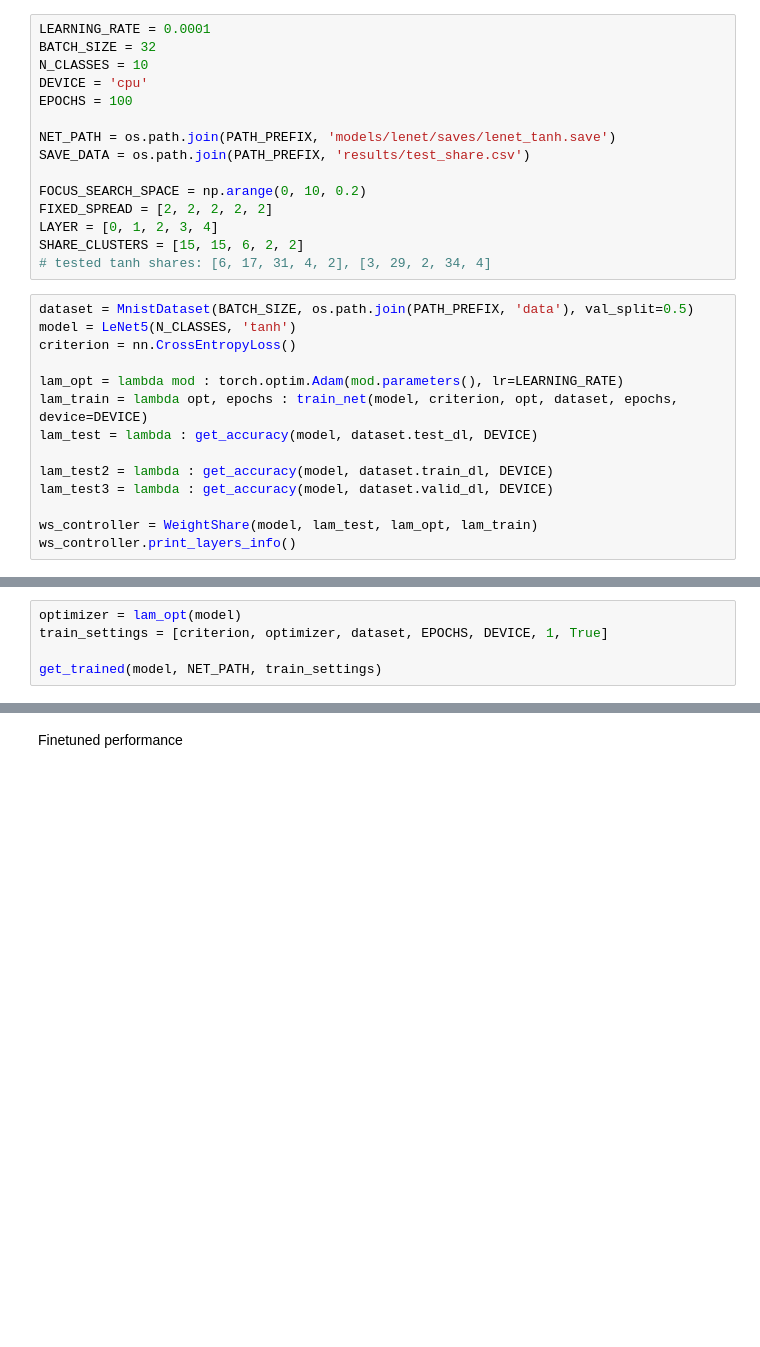
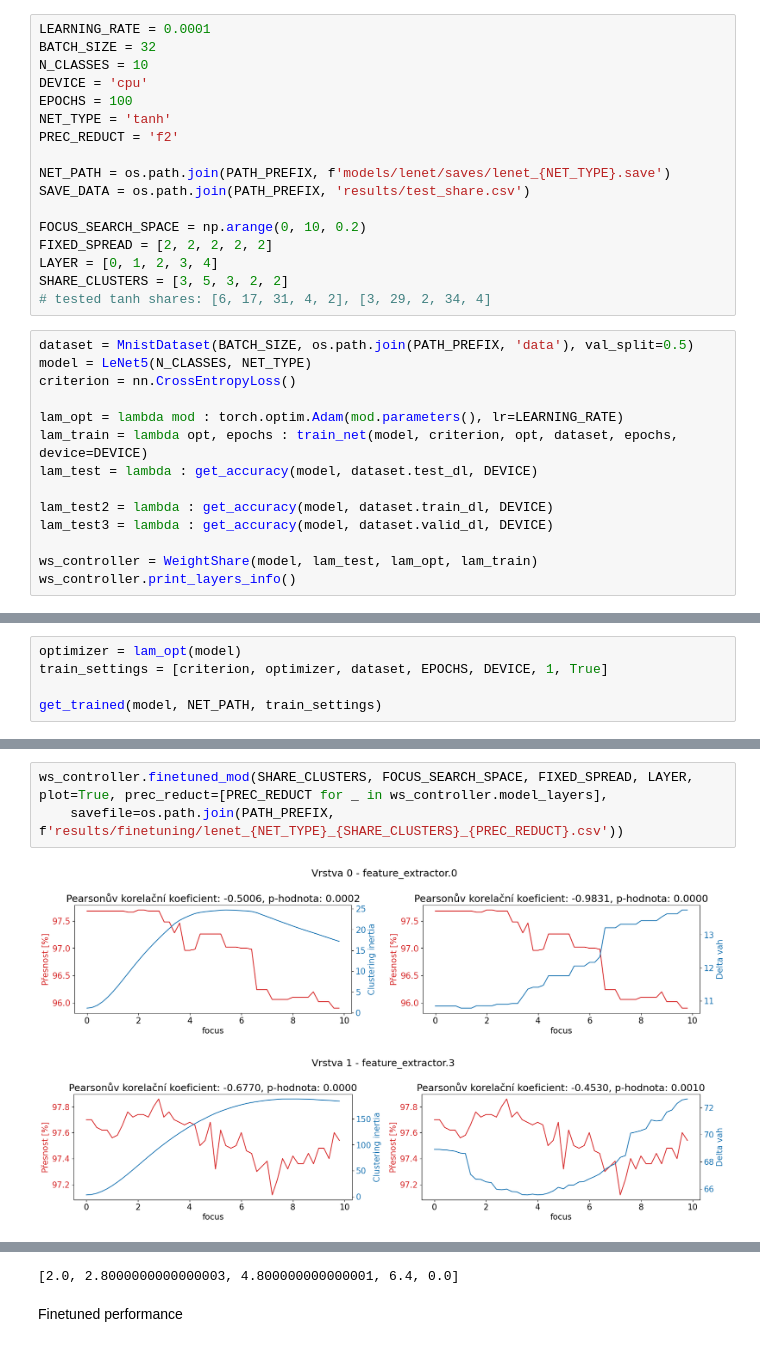
Before and after one commit to xcoupe01/nn_weight_share_optimization, a Jupyter notebook: notebooks/finetuning_tests/impl_ws_finetuning_test.ipynb, the cells around one changed output, grey strips where cells are left out. Drawn from its saved outputs; the diff is of its cells as text; blank space fills up the shorter version.

```diff
--- a/notebooks/finetuning_tests/impl_ws_finetuning_test.ipynb
+++ b/notebooks/finetuning_tests/impl_ws_finetuning_test.ipynb
@@ -21,18 +21,20 @@ BATCH_SIZE = 32
 N_CLASSES = 10
 DEVICE = 'cpu'
 EPOCHS = 100
+NET_TYPE = 'tanh'
+PREC_REDUCT = 'f2'
 
-NET_PATH = os.path.join(PATH_PREFIX, 'models/lenet/saves/lenet_tanh.save')
+NET_PATH = os.path.join(PATH_PREFIX, f'models/lenet/saves/lenet_{NET_TYPE}.save')
 SAVE_DATA = os.path.join(PATH_PREFIX, 'results/test_share.csv')
 
 FOCUS_SEARCH_SPACE = np.arange(0, 10, 0.2)
 FIXED_SPREAD = [2, 2, 2, 2, 2]
 LAYER = [0, 1, 2, 3, 4]
-SHARE_CLUSTERS = [15, 15, 6, 2, 2]
+SHARE_CLUSTERS = [3, 5, 3, 2, 2]
 # tested tanh shares: [6, 17, 31, 4, 2], [3, 29, 2, 34, 4]
 # %%
 dataset = MnistDataset(BATCH_SIZE, os.path.join(PATH_PREFIX, 'data'), val_split=0.5)
-model = LeNet5(N_CLASSES, 'tanh')
+model = LeNet5(N_CLASSES, NET_TYPE)
 criterion = nn.CrossEntropyLoss()
 
 lam_opt = lambda mod : torch.optim.Adam(mod.parameters(), lr=LEARNING_RATE)
@@ -69,0 +68,6 @@ ws_controller.finetuned_mod(SHARE_CLUSTERS, FOCUS_SEARCH_SPACE, FIXED_SPREAD, LA
+# %%
+ws_controller.finetuned_mod(SHARE_CLUSTERS, FOCUS_SEARCH_SPACE, FIXED_SPREAD, LAYER, plot=True, prec_reduct=[PREC_REDUCT for _ in ws_controller.model_layers],
+    savefile=os.path.join(PATH_PREFIX, f'results/finetuning/lenet_{NET_TYPE}_{SHARE_CLUSTERS}_{PREC_REDUCT}.csv'))
+# %% [output]
+[figure, added]
+[figure, added]
@@ -70,3 +77,4 @@ ws_controller.finetuned_mod(SHARE_CLUSTERS, FOCUS_SEARCH_SPACE, FIXED_SPREAD, LA
+[2.0, 2.8000000000000003, 4.800000000000001, 6.4, 0.0]
 # %% [markdown]
 Finetuned  performance
 # %%
```
Also changed, not shown: parts of 10 cells of this notebook, 45 other files.
